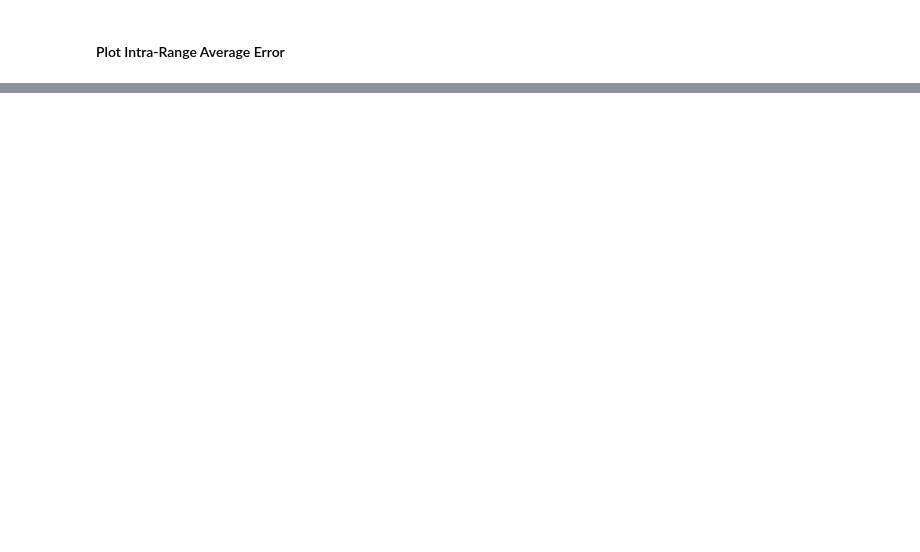
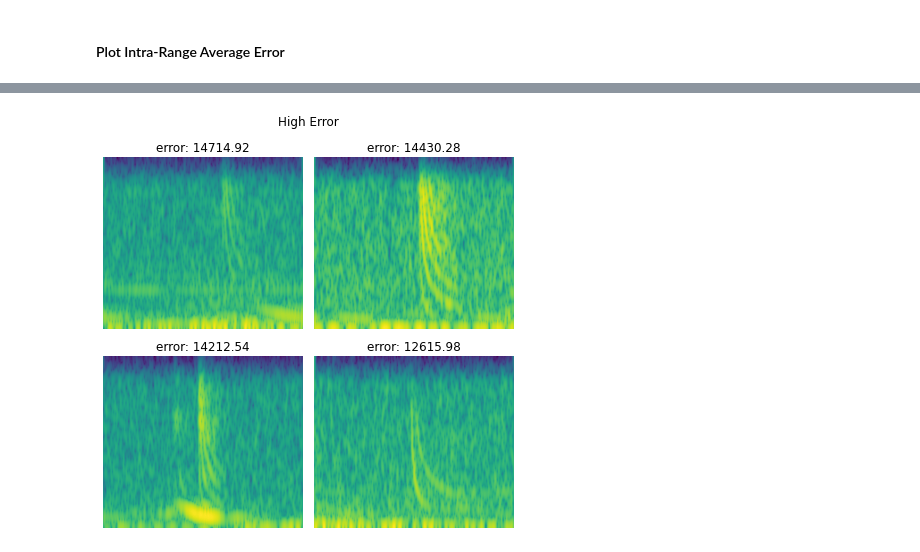
Before and after one commit to whoi-mars/detect_and_range, a Jupyter notebook: notebook.ipynb, the cells around one changed output, grey strips where cells are left out. Saved outputs shown, nothing was run; the diff lists cells and outputs as text; code cells hidden in the pictures; blank space fills up the shorter version.

```diff
--- a/notebook.ipynb
+++ b/notebook.ipynb
@@ -536,0 +578,6 @@ plot_intra_range_avg_error(ranges_t, ranges_p, class_t, class_p)
+# %%
+warp_ranges_t = warp_ranges_t[np.where((warp_class_p >= 0.5) & (warp_class_t == 1))]
+warp_ranges_p = warp_ranges_p[np.where((warp_class_p >= 0.5) & (warp_class_t == 1))]
+# %%
+a = np.abs(warp_ranges_p - warp_ranges_t)
+inds = a.argsort()[::-1][:4]
@@ -536,0 +589,5 @@ plot_intra_range_avg_error(ranges_t, ranges_p, class_t, class_p)
+# %%
+import plotter
+plotter.plot_grid(X_err[:,[0],...], a_err, label_text="error", title="High Error", dim=(2,2), randomize=False)
+# %% [output]
+[figure, added]
```
Also changed, not shown: parts of 19 cells of this notebook.
